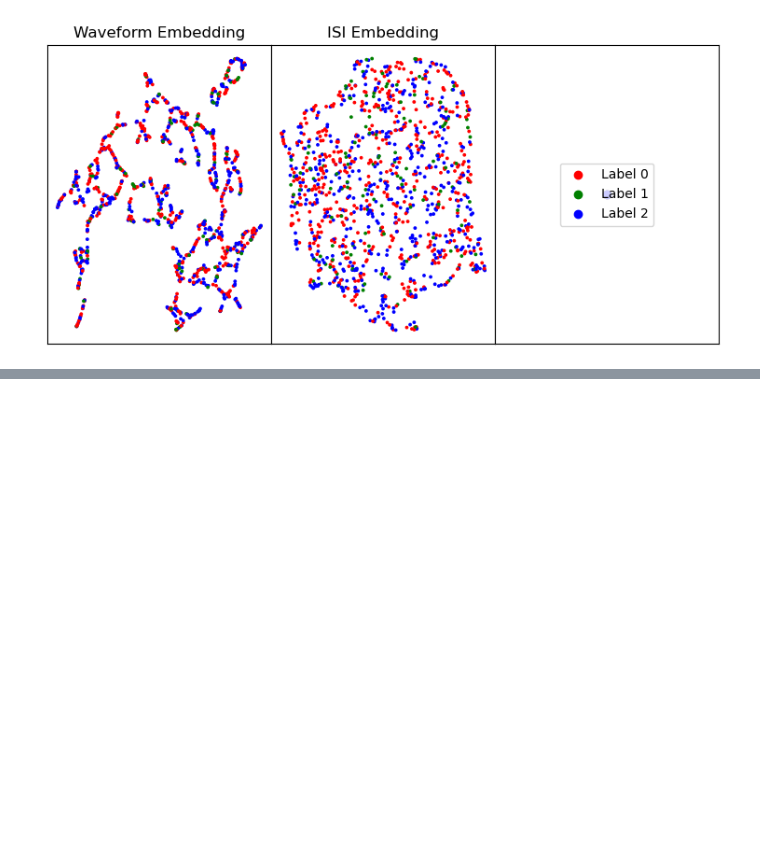
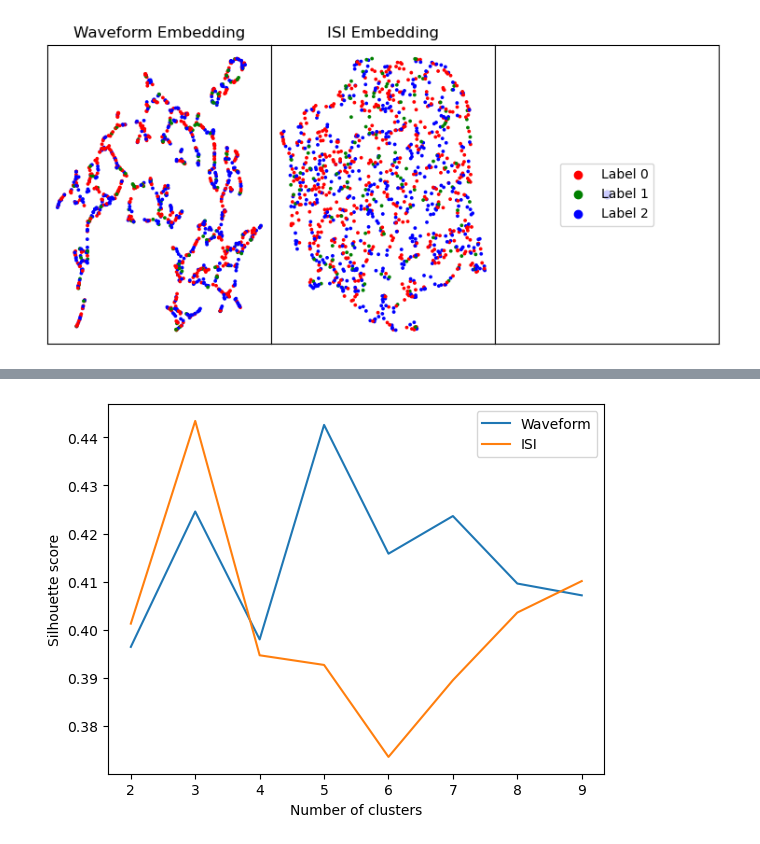
Before and after one commit to JesusGF1/1d-constrastive-autoencoder, a Jupyter notebook: multimodal_and_classifier_warrenData.ipynb, the cells around one changed output, grey strips where cells are left out. Drawn from its saved outputs; the diff is of its cells as text; code cells hidden in the pictures; blank space fills up the shorter version.

```diff
--- a/multimodal_and_classifier_warrenData.ipynb
+++ b/multimodal_and_classifier_warrenData.ipynb
@@ -958,3 +925,23 @@ panel3.set_yticks([])
 plt.show()
 # %% [output]
 [figure]
+# %%
+#Code a clustering algorithm like Kmeans or DBSCAN to see if the embeddings cluster
+
+from sklearn.cluster import KMeans
+from sklearn.cluster import DBSCAN
+from sklearn.metrics import silhouette_score
+
+
+#Kmeans
+kmeans_isi_scores = []
+kmeans_waveform_scores = []
+for i in range(2, 10):
+    kmeans_waveform = KMeans(n_clusters=i, random_state=42).fit(embedding_waveform)
+    sil_score_wf = silhouette_score(embedding_waveform, kmeans_waveform.labels_)
+    print(f"Kmeans {i} silhouette score {sil_score_wf}")
+    kmeans_isi = KMeans(n_clusters=i, random_state=42).fit(embedding_isi)
+    sil_score_isi = silhouette_score(embedding_isi, kmeans_isi.labels_)
+    print(f"Kmeans {i} silhouette score {sil_score_isi}")
+    kmeans_waveform_scores.append(sil_score_wf)
+    kmeans_isi_scores.append(sil_score_isi)
@@ -960,0 +965,10 @@ plt.show()
+# %%
+#Plot the silhouette scores
+plt.plot(range(2, 10), kmeans_waveform_scores, label="Waveform")
+plt.plot(range(2, 10), kmeans_isi_scores, label="ISI")
+plt.xlabel("Number of clusters")
+plt.ylabel("Silhouette score")
+plt.legend()
+plt.show()
+# %% [output]
+[figure, added]
```
Also changed, not shown: parts of 11 cells of this notebook, 8 other files.
